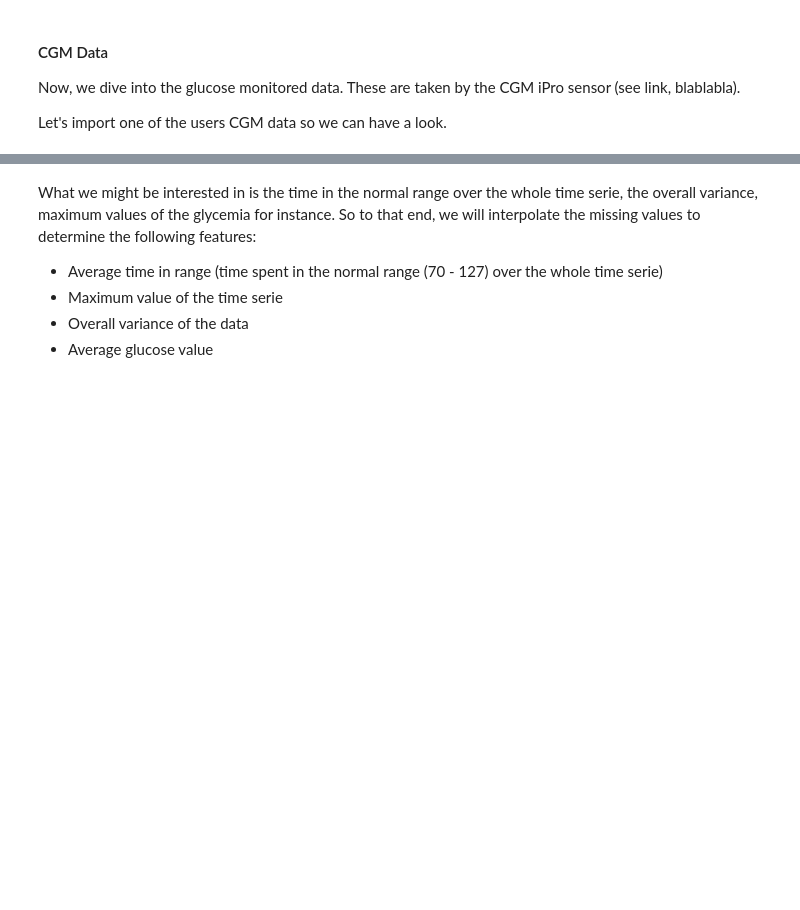
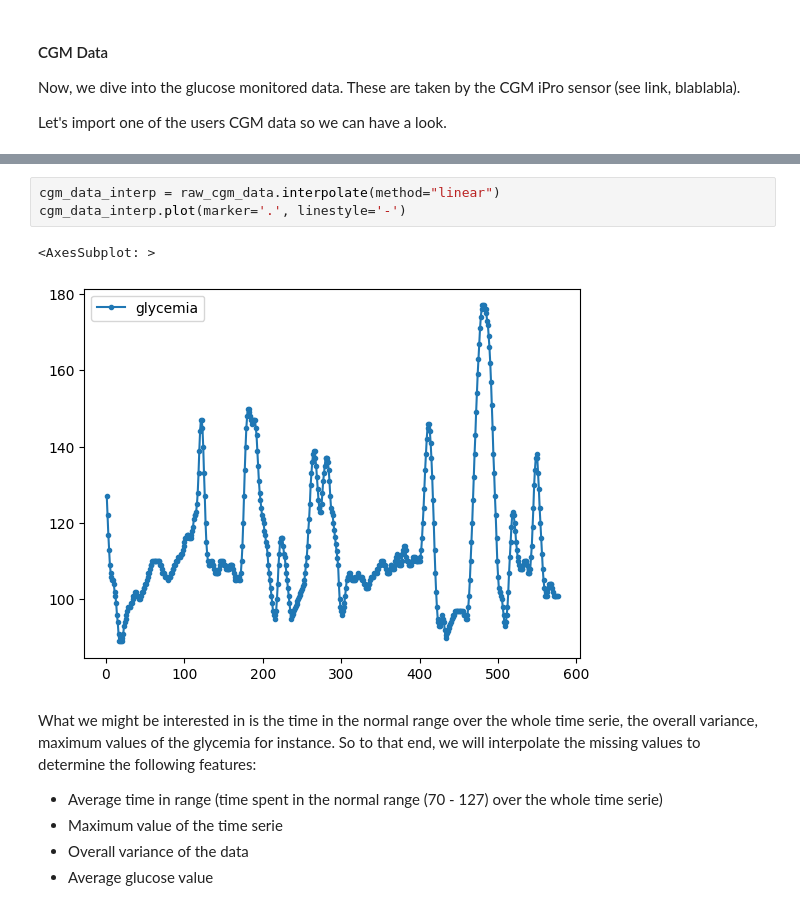
Before and after one commit to AlexandreChaussard/Datacamp-Project, a Jupyter notebook: DT2_starting_kit.ipynb, the cells around one changed output, grey strips where cells are left out. Saved outputs shown, nothing was run; the diff lists cells and outputs as text; blank space fills up the shorter version.

```diff
--- a/DT2_starting_kit.ipynb
+++ b/DT2_starting_kit.ipynb
@@ -263,3 +273,9 @@ Talk about the interpolation, etc...
+# %%
+cgm_data_interp = raw_cgm_data.interpolate(method="linear")
+cgm_data_interp.plot(marker='.', linestyle='-')
+# %% [output]
+<AxesSubplot: >
+[figure, added]
 # %% [markdown]
 What we might be interested in is the time in the normal range over the whole time serie, the overall variance, maximum values of the glycemia for instance. So to that end, we will interpolate the missing values to determine the following features:
 - Average time in range (time spent in the normal range (70 - 127) over the whole time serie)
```
Also changed, not shown: parts of 5 cells of this notebook, 4 other files.
